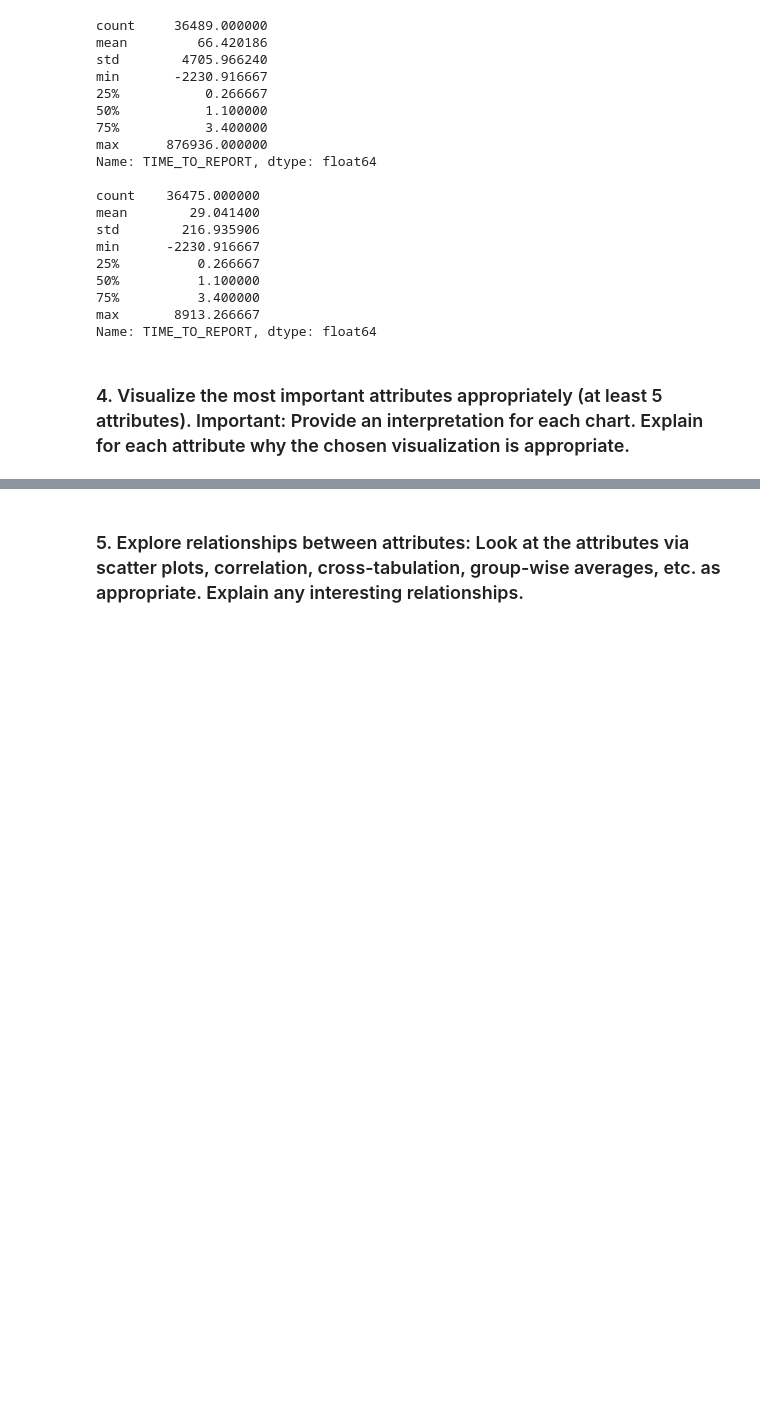
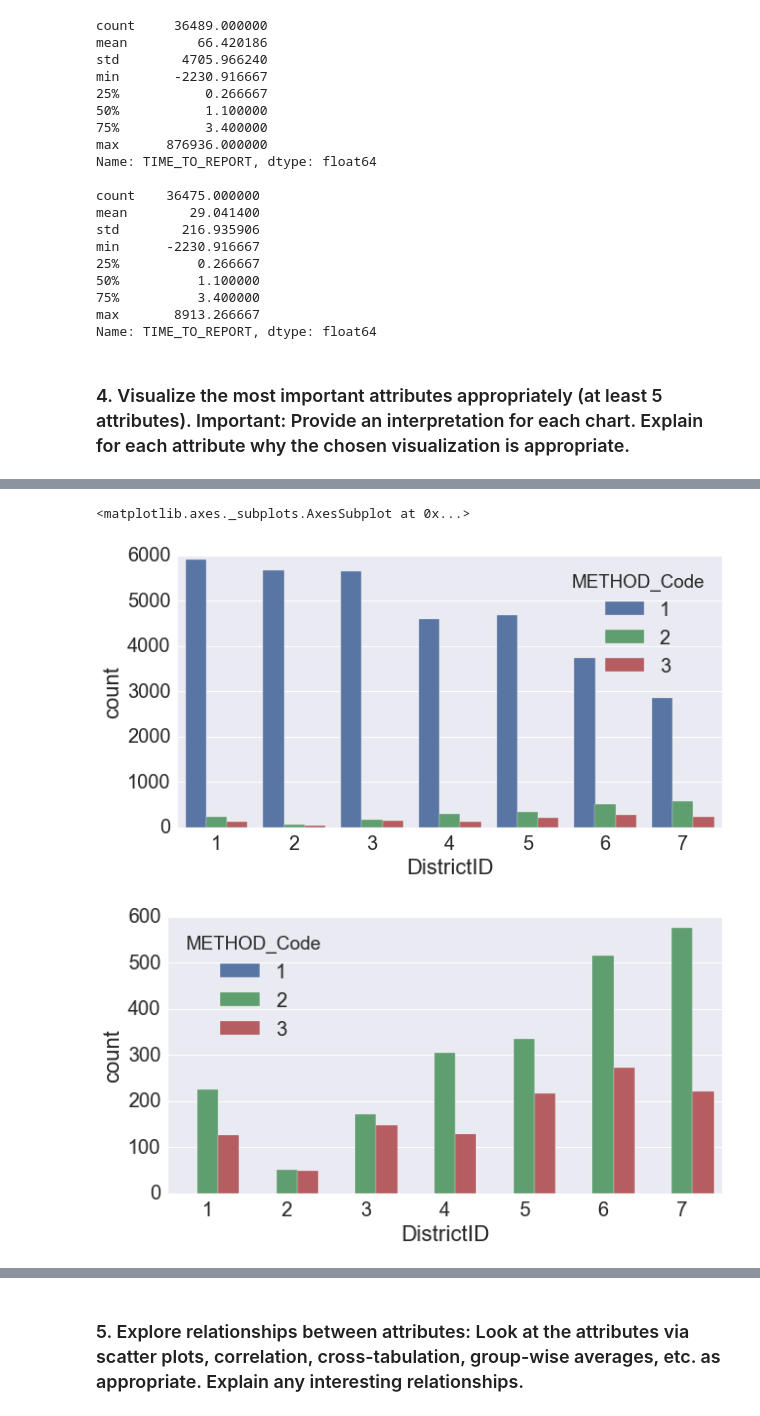
Before and after one commit to elkinst65/MSDS7331_Project_DC, a Jupyter notebook: MSDS7331 DC Crime 2015.ipynb, the cells around one changed output, grey strips where cells are left out. Saved outputs shown, nothing was run; the diff lists cells and outputs as text; code cells hidden in the pictures; blank space fills up the shorter version.

```diff
--- a/MSDS7331 DC Crime 2015.ipynb
+++ b/MSDS7331 DC Crime 2015.ipynb
@@ -770,0 +777,15 @@ Name: TIME_TO_REPORT, dtype: float64
+# %%
+tmpdf = dc[['DistrictID', 'METHOD_Code']]
+tmpdf2 = dc[['DistrictID', 'METHOD_Code']]
+tmpdf2 = tmpdf2[tmpdf2['METHOD_Code'] != 1]
+
+plt.figure(figsize=(10, 5))
+sns.countplot(x='DistrictID', hue='METHOD_Code', data=tmpdf)
+plt.figure(figsize=(10, 5))
+sns.countplot(x='DistrictID', hue='METHOD_Code', data=tmpdf2)
+
+#  1 = Others, 2 = Gun, 3 =  Knife
+# %% [output]
+<matplotlib.axes._subplots.AxesSubplot at 0x...>
+[figure, added]
+[figure, added]
```
Also changed, not shown: parts of 15 cells of this notebook.
